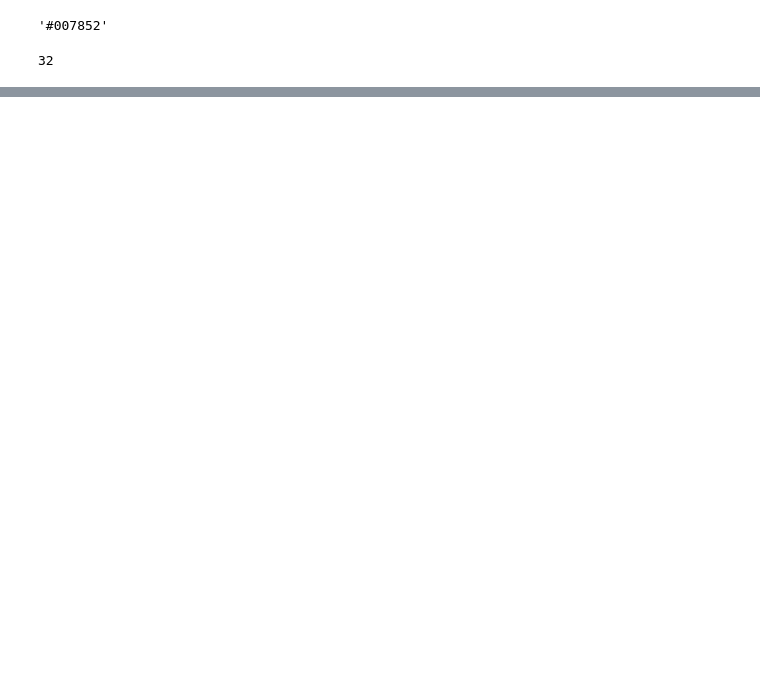
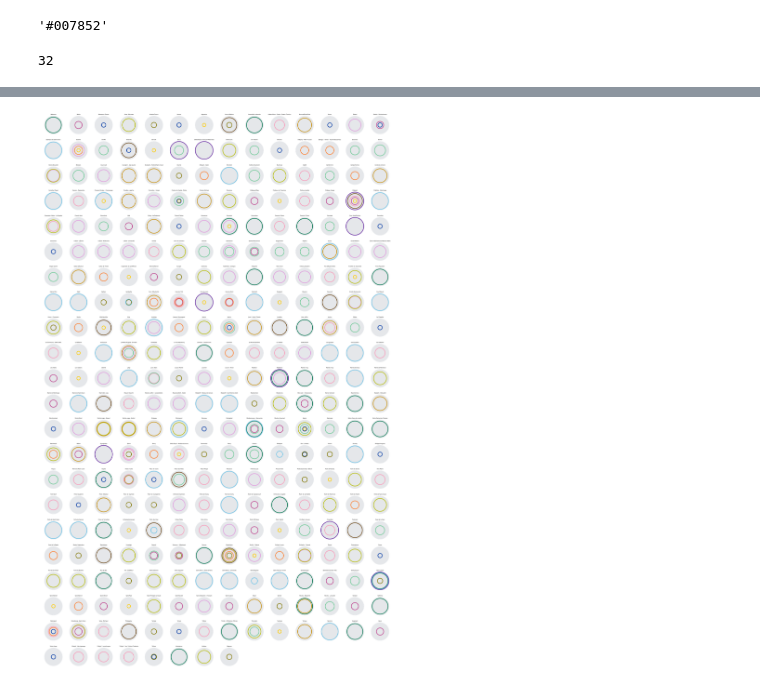
Before and after one commit to BenjaminHabert/Paris_Subway_Dataviz, a Jupyter notebook: notebooks/2018-06-05_brouillon.ipynb, the cells around one changed output, grey strips where cells are left out. Drawn from its saved outputs; the diff is of its cells as text; code cells hidden in the pictures; blank space fills up the shorter version.

Commit message:
pipeline step: create figure

```diff
--- a/notebooks/2018-06-05_brouillon.ipynb
+++ b/notebooks/2018-06-05_brouillon.ipynb
@@ -148,0 +151,3 @@ int(re.findall('\d+', 'Ligne 32bis')[0])
+# %%
+stations = io.load_dataframe('stations_and_lines_with_color.csv')
+stations.head()
@@ -148,0 +192,35 @@ int(re.findall('\d+', 'Ligne 32bis')[0])
+# %%
+import seaborn as sns
+
+max_index = stations['line_index'].max()
+lims = [-max_index - 1, max_index + 1]
+
+
+def plot_default(**kwargs):
+    ax = plt.gca()
+    ax.add_patch(Circle((0, 0), radius=max_index, color='#e5e7ea'))
+    ax.set_aspect(1)
+    ax.axis('off')
+
+def plot_station(line_index, line_color, **kwargs):
+    ax = plt.gca()
+    for i, c in zip(line_index, line_color):
+        ax.add_patch(Wedge(
+            (0, 0),
+            i,
+            0, 360,
+            width=1,
+            color=c
+        ))
+
+grid = (
+    sns.FacetGrid(
+        stations, size=3, xlim=lims, ylim=lims,
+        col='station', col_wrap=14
+    )
+    .map(plot_default)
+    .map(plot_station, 'line_index', 'line_color')
+    .set_titles("{col_name}")
+)
+# %% [output]
+[figure, added]
```
Also changed, not shown: parts of 8 cells of this notebook, 3 other files.
